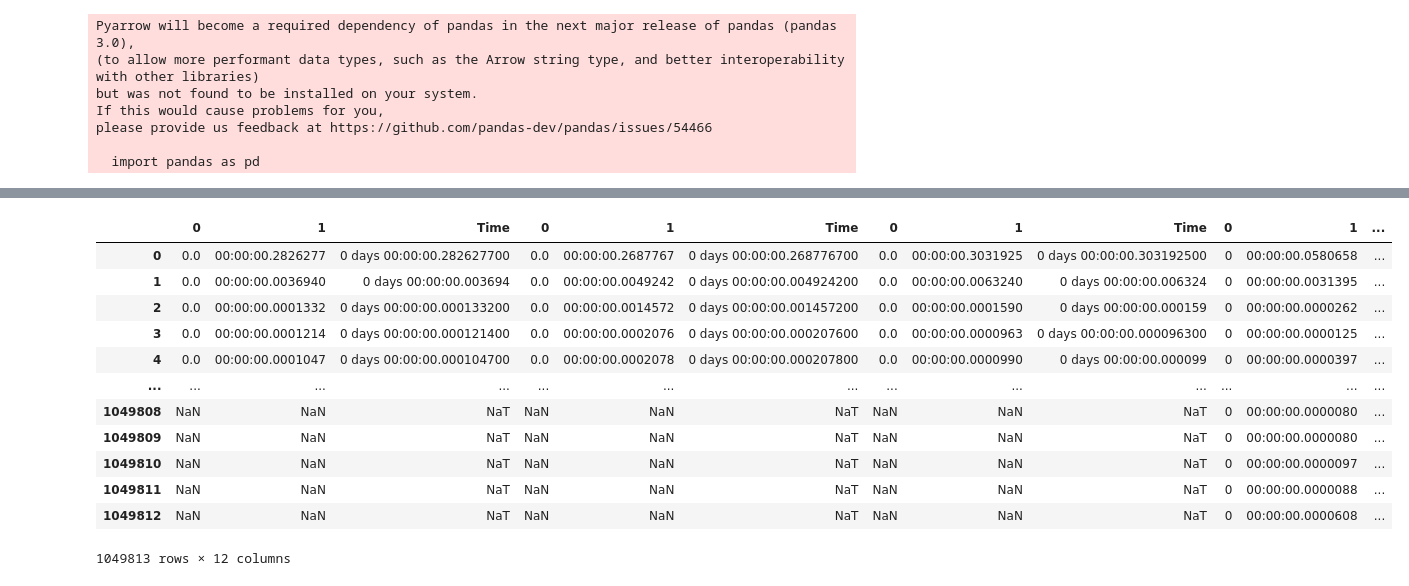
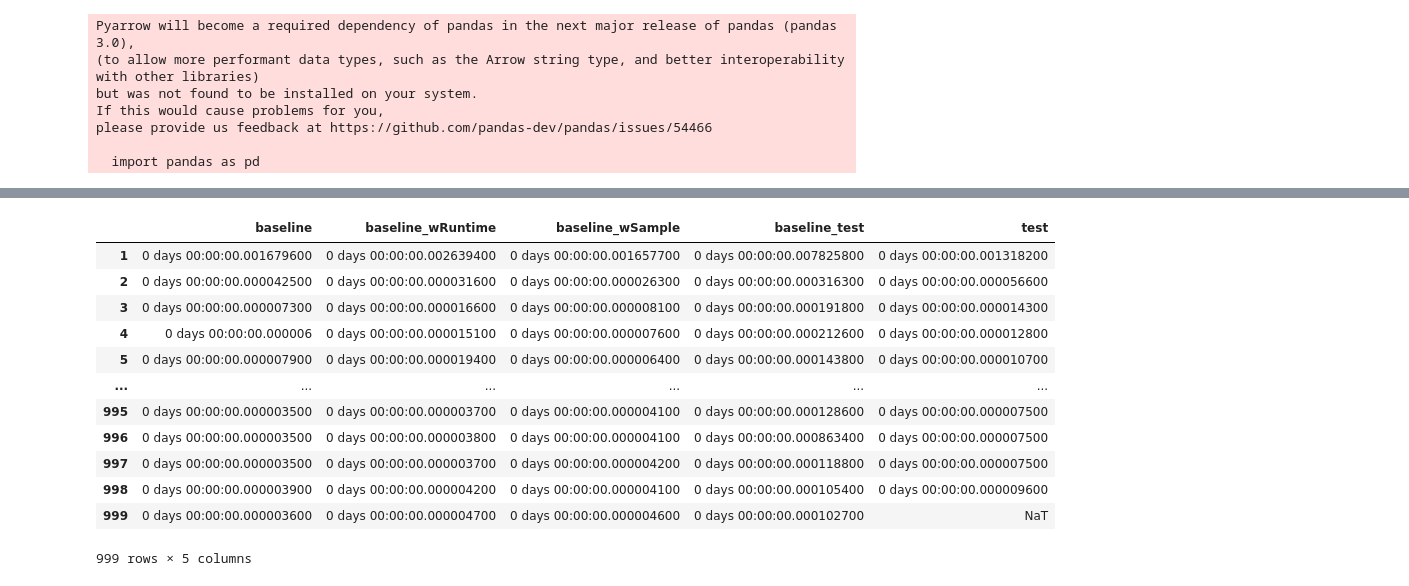
Before and after one commit to bonsai-rx/python-scripting, a Jupyter notebook: workflows/analysis.ipynb, the cells around one changed output, grey strips where cells are left out. Cells and saved outputs as stored; diff of their text form; code cells hidden in the pictures.

```diff
--- a/workflows/analysis.ipynb
+++ b/workflows/analysis.ipynb
@@ -51,6 +51,6 @@ df2
 # %%
-filename = "baseline.csv"
-df3 = pd.read_csv(filename, header = None)
+df3_name = "baseline_wSample"
+df3 = pd.read_csv(f"{df3_name}.csv", header = None)
 df3["Time"] = pd.to_timedelta(df3[1])
 df3
 # %% [output]
@@ -70,6 +70,6 @@ df3
 # %%
-filename = "test.csv"
-df4 = pd.read_csv(filename, header = None)
+df4_name = "baseline_test"
+df4 = pd.read_csv(f"{df4_name}.csv", header = None)
 df4["Time"] = pd.to_timedelta(df4[1])
 df4
 # %% [output]
@@ -88,0 +89,5 @@ df4
+# %%
+df5_name = "test"
+df5 = pd.read_csv(f"{df5_name}.csv", header = None)
+df5["Time"] = pd.to_timedelta(df5[1])
+df5
@@ -101,19 +121,19 @@ plt.legend()
 # %%
-tmp_df = pd.concat([df1.Time, df2.Time, df3.Time, df4.Time], axis = 1, keys=["baseline_wRuntime", "baseline_test", "baseline", "test"])
+tmp_df = pd.concat([df1.Time, df2.Time, df3.Time, df4.Time, df5.Time], axis = 1, keys=[df1_name, df2_name, df3_name, df4_name, df5_name])
 # %%
-tmp_df
+tmp_df.iloc[1:]
 # %% [output]
-|  | 0 | 1 | Time | 0 | 1 | Time | 0 | 1 | Time | 0 | 1 | ... |
-| 0 | 0.0 | 00:00:00.2826277 | 0 days 00:00:00.282627700 | 0.0 | 00:00:00.2687767 | 0 days 00:00:00.268776700 | 0.0 | 00:00:00.3031925 | 0 days 00:00:00.303192500 | 0 | 00:00:00.0580658 | ... |
-| 1 | 0.0 | 00:00:00.0036940 | 0 days 00:00:00.003694 | 0.0 | 00:00:00.0049242 | 0 days 00:00:00.004924200 | 0.0 | 00:00:00.0063240 | 0 days 00:00:00.006324 | 0 | 00:00:00.0031395 | ... |
-| 2 | 0.0 | 00:00:00.0001332 | 0 days 00:00:00.000133200 | 0.0 | 00:00:00.0014572 | 0 days 00:00:00.001457200 | 0.0 | 00:00:00.0001590 | 0 days 00:00:00.000159 | 0 | 00:00:00.0000262 | ... |
-| 3 | 0.0 | 00:00:00.0001214 | 0 days 00:00:00.000121400 | 0.0 | 00:00:00.0002076 | 0 days 00:00:00.000207600 | 0.0 | 00:00:00.0000963 | 0 days 00:00:00.000096300 | 0 | 00:00:00.0000125 | ... |
-| 4 | 0.0 | 00:00:00.0001047 | 0 days 00:00:00.000104700 | 0.0 | 00:00:00.0002078 | 0 days 00:00:00.000207800 | 0.0 | 00:00:00.0000990 | 0 days 00:00:00.000099 | 0 | 00:00:00.0000397 | ... |
-| ... | ... | ... | ... | ... | ... | ... | ... | ... | ... | ... | ... | ... |
-| 1049808 | NaN | NaN | NaT | NaN | NaN | NaT | NaN | NaN | NaT | 0 | 00:00:00.0000080 | ... |
-| 1049809 | NaN | NaN | NaT | NaN | NaN | NaT | NaN | NaN | NaT | 0 | 00:00:00.0000080 | ... |
-| 1049810 | NaN | NaN | NaT | NaN | NaN | NaT | NaN | NaN | NaT | 0 | 00:00:00.0000097 | ... |
-| 1049811 | NaN | NaN | NaT | NaN | NaN | NaT | NaN | NaN | NaT | 0 | 00:00:00.0000088 | ... |
-| 1049812 | NaN | NaN | NaT | NaN | NaN | NaT | NaN | NaN | NaT | 0 | 00:00:00.0000608 | ... |
+|  | baseline | baseline_wRuntime | baseline_wSample | baseline_test | test |
+| 1 | 0 days 00:00:00.001679600 | 0 days 00:00:00.002639400 | 0 days 00:00:00.001657700 | 0 days 00:00:00.007825800 | 0 days 00:00:00.001318200 |
+| 2 | 0 days 00:00:00.000042500 | 0 days 00:00:00.000031600 | 0 days 00:00:00.000026300 | 0 days 00:00:00.000316300 | 0 days 00:00:00.000056600 |
+| 3 | 0 days 00:00:00.000007300 | 0 days 00:00:00.000016600 | 0 days 00:00:00.000008100 | 0 days 00:00:00.000191800 | 0 days 00:00:00.000014300 |
+| 4 | 0 days 00:00:00.000006 | 0 days 00:00:00.000015100 | 0 days 00:00:00.000007600 | 0 days 00:00:00.000212600 | 0 days 00:00:00.000012800 |
+| 5 | 0 days 00:00:00.000007900 | 0 days 00:00:00.000019400 | 0 days 00:00:00.000006400 | 0 days 00:00:00.000143800 | 0 days 00:00:00.000010700 |
+| ... | ... | ... | ... | ... | ... |
+| 995 | 0 days 00:00:00.000003500 | 0 days 00:00:00.000003700 | 0 days 00:00:00.000004100 | 0 days 00:00:00.000128600 | 0 days 00:00:00.000007500 |
+| 996 | 0 days 00:00:00.000003500 | 0 days 00:00:00.000003800 | 0 days 00:00:00.000004100 | 0 days 00:00:00.000863400 | 0 days 00:00:00.000007500 |
+| 997 | 0 days 00:00:00.000003500 | 0 days 00:00:00.000003700 | 0 days 00:00:00.000004200 | 0 days 00:00:00.000118800 | 0 days 00:00:00.000007500 |
+| 998 | 0 days 00:00:00.000003900 | 0 days 00:00:00.000004200 | 0 days 00:00:00.000004100 | 0 days 00:00:00.000105400 | 0 days 00:00:00.000009600 |
+| 999 | 0 days 00:00:00.000003600 | 0 days 00:00:00.000004700 | 0 days 00:00:00.000004600 | 0 days 00:00:00.000102700 | NaT |
-1049813 rows × 12 columns
+999 rows × 5 columns
 # %%
```
Also changed, not shown: parts of 7 cells of this notebook, 9 other files.
